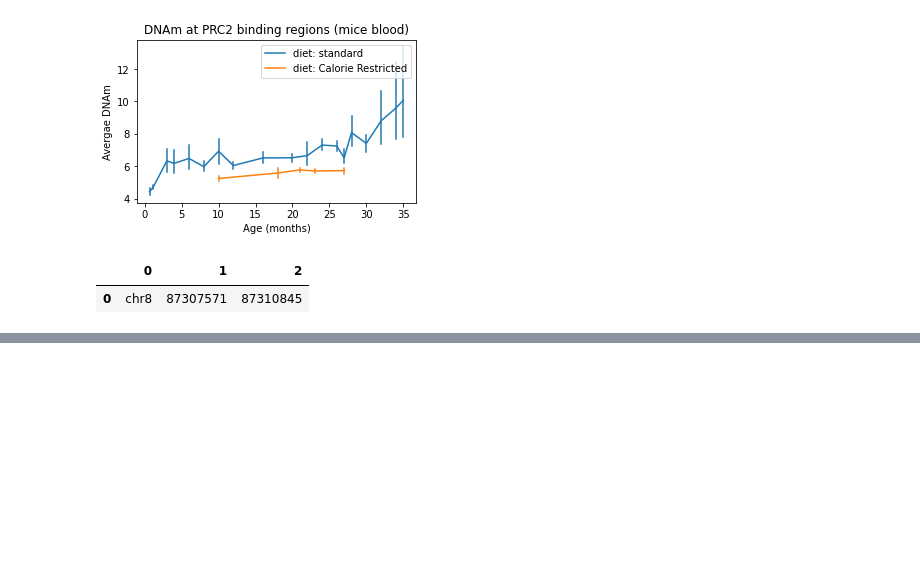
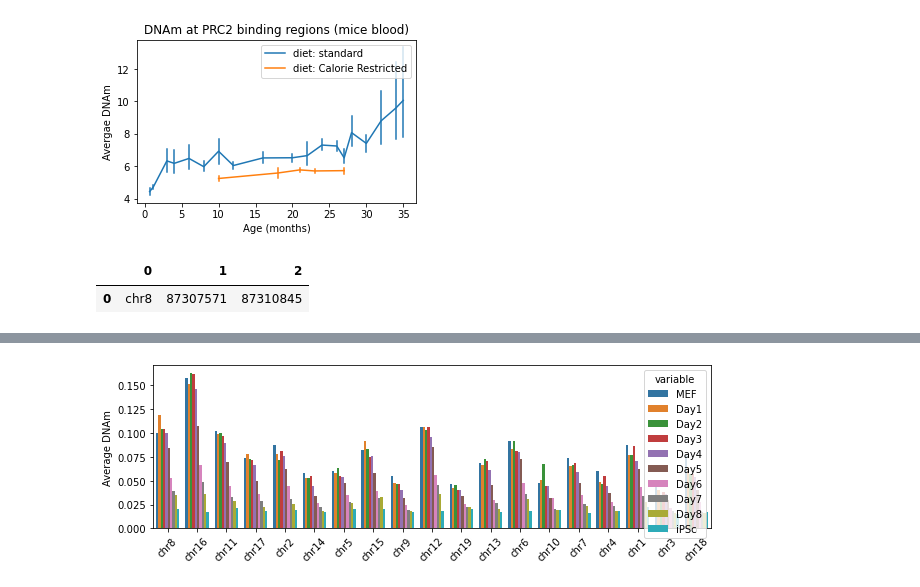
Before and after one commit to moqri/emi, a Jupyter notebook: mice/aging.ipynb, the cells around one changed output, grey strips where cells are left out. Cells and saved outputs as stored; diff of their text form; code cells hidden in the pictures; blank space fills up the shorter version.

```diff
--- a/mice/aging.ipynb
+++ b/mice/aging.ipynb
@@ -203,0 +237,2 @@ h9.groupby(0)[['GSM2839854_MEF','GSM2839858_d6_eff']].mean().plot(kind='bar')
+# %%
+pl=pl.melt('ch')
@@ -203,0 +244,7 @@ h9.groupby(0)[['GSM2839854_MEF','GSM2839858_d6_eff']].mean().plot(kind='bar')
+# %%
+fig, ax = plt.subplots(figsize=(10,3))
+ax=sns.barplot(data=pl,x='ch',hue='variable',y='value',ci=0);
+ax.set(xlabel='',ylabel='Average DNAm');
+ax.tick_params(axis='x', rotation=45)
+# %% [output]
+[figure, added]
```
Also changed, not shown: parts of 22 cells of this notebook, 3 other files.
